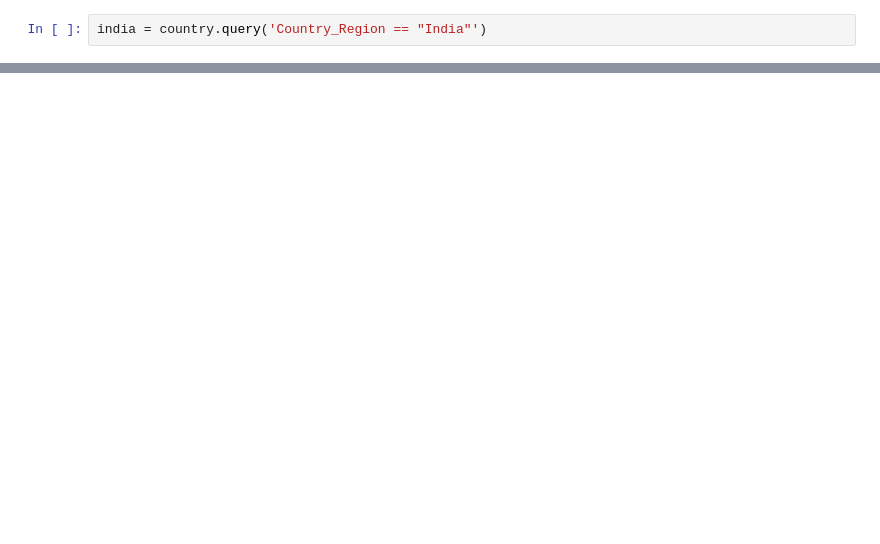
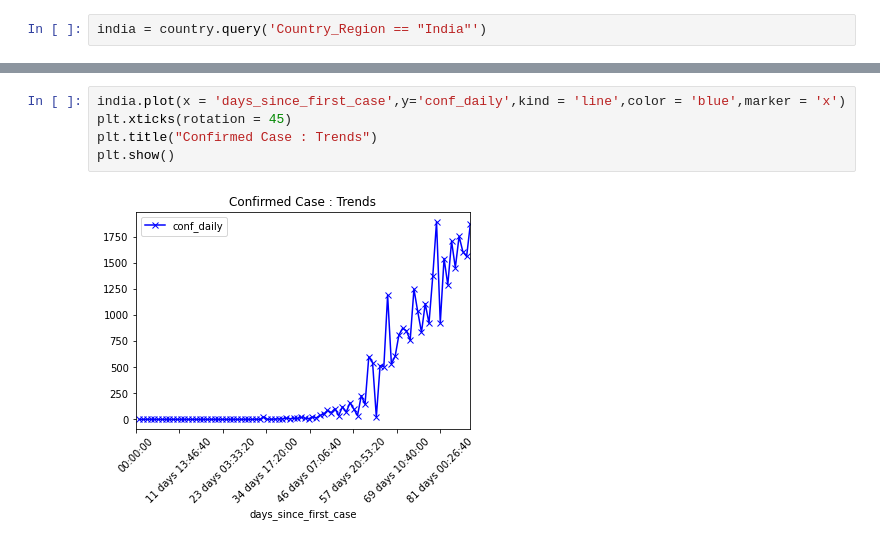
Before and after one commit to Shreyas3108/Decodr13_Apr, a Jupyter notebook: CovidDataCreation.ipynb, the cells around one changed output, grey strips where cells are left out. Drawn from its saved outputs; the diff is of its cells as text; blank space fills up the shorter version.

```diff
--- a/CovidDataCreation.ipynb
+++ b/CovidDataCreation.ipynb
@@ -208,0 +207,7 @@ Successfully installed click-plugins-1.1.1 cligj-0.5.0 fiona-1.8.13.post1 geopan
+# %%
+india.plot(x = 'days_since_first_case',y='conf_daily',kind = 'line',color = 'blue',marker = 'x')
+plt.xticks(rotation = 45)
+plt.title("Confirmed Case : Trends")
+plt.show()
+# %% [output]
+[figure, added]
```
Also changed, not shown: parts of 20 cells of this notebook.
